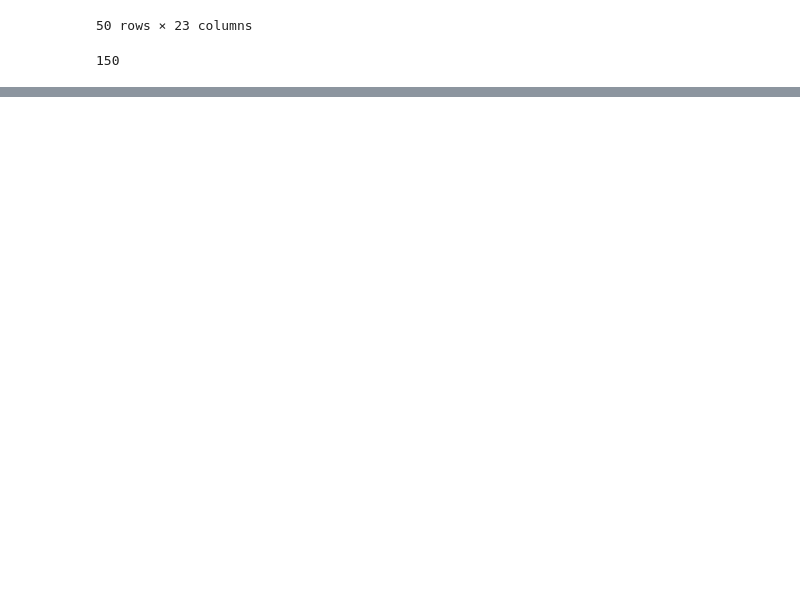
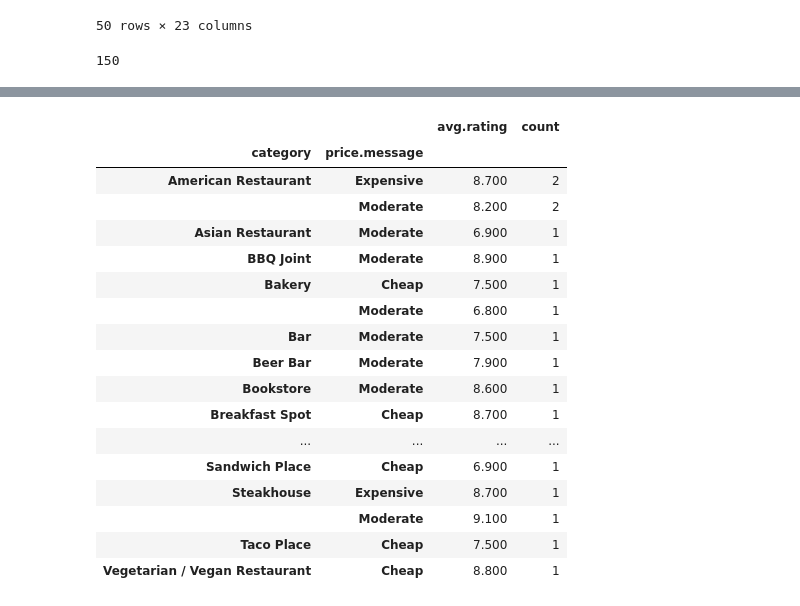
Before and after one commit to gkale1969/Coursera_Capstone, a Jupyter notebook: Applied Data Science - Capstone Project.ipynb, the cells around one changed output, grey strips where cells are left out. Saved outputs shown, nothing was run; the diff lists cells and outputs as text; code cells hidden in the pictures; blank space fills up the shorter version.

```diff
--- a/Applied Data Science - Capstone Project.ipynb
+++ b/Applied Data Science - Capstone Project.ipynb
@@ -417,0 +487,32 @@ df_data_1.head()
+# %%
+### isolate just the Oak Brook restuarants
+
+oakbrook_restuarants_df = restuarants_df[(restuarants_df['location.postalCode'] == '60523')]
+# %%
+### check out the groupings of Lombard restuarants by category, price and average rating
+
+oakbrook_restuarants_grouped_df = oakbrook_restuarants_df.groupby(['category', 'price.message']).agg({'rating': np.mean, 'location.postalCode': np.size})
+
+oakbrook_restuarants_grouped_df.rename(columns={'rating': 'avg.rating'}, inplace=True)
+oakbrook_restuarants_grouped_df.rename(columns={'location.postalCode': 'count'}, inplace=True)
+
+oakbrook_restuarants_grouped_df
+# %% [output]
+|  |  | avg.rating | count |
+| category | price.message |  |  |
+| American Restaurant | Expensive | 8.700 | 2 |
+|  | Moderate | 8.200 | 2 |
+| Asian Restaurant | Moderate | 6.900 | 1 |
+| BBQ Joint | Moderate | 8.900 | 1 |
+| Bakery | Cheap | 7.500 | 1 |
+|  | Moderate | 6.800 | 1 |
+| Bar | Moderate | 7.500 | 1 |
+| Beer Bar | Moderate | 7.900 | 1 |
+| Bookstore | Moderate | 8.600 | 1 |
+| Breakfast Spot | Cheap | 8.700 | 1 |
+| ... | ... | ... | ... |
+| Sandwich Place | Cheap | 6.900 | 1 |
+| Steakhouse | Expensive | 8.700 | 1 |
+|  | Moderate | 9.100 | 1 |
+| Taco Place | Cheap | 7.500 | 1 |
+| Vegetarian / Vegan Restaurant | Cheap | 8.800 | 1 |
```
Also changed, not shown: parts of 36 cells of this notebook.
